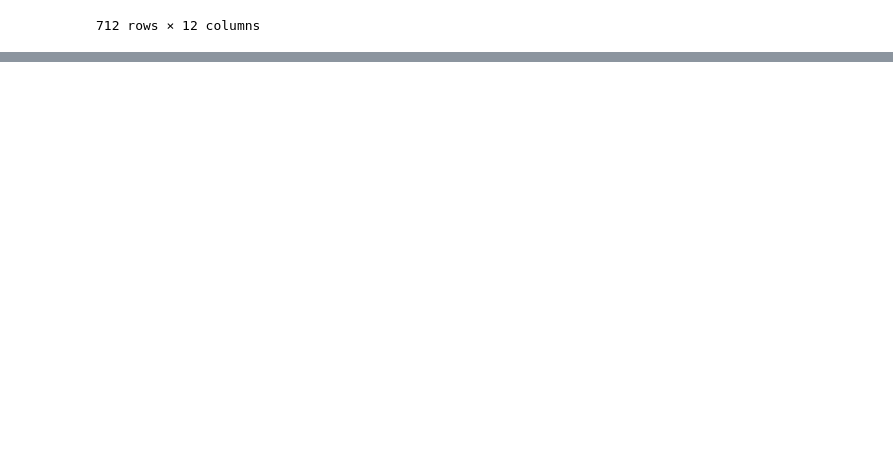
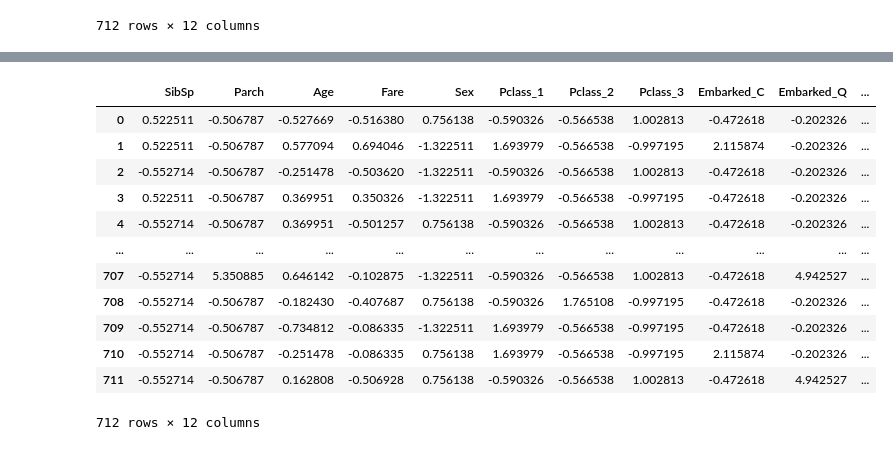
Before and after one commit to rawbil/models_V1, a Jupyter notebook: titanic_model/model1.ipynb, the cells around one changed output, grey strips where cells are left out. Saved outputs shown, nothing was run; the diff lists cells and outputs as text; code cells hidden in the pictures; blank space fills up the shorter version.

```diff
--- a/titanic_model/model1.ipynb
+++ b/titanic_model/model1.ipynb
@@ -147,0 +197,20 @@ df
+# %%
+from sklearn.preprocessing import StandardScaler
+df_copy = df.copy()
+scaler = StandardScaler()
+df = pd.DataFrame(scaler.fit_transform(df_copy), columns=updated_cols)
+df
+# %% [output]
+|  | SibSp | Parch | Age | Fare | Sex | Pclass_1 | Pclass_2 | Pclass_3 | Embarked_C | Embarked_Q | ... |
+| 0 | 0.522511 | -0.506787 | -0.527669 | -0.516380 | 0.756138 | -0.590326 | -0.566538 | 1.002813 | -0.472618 | -0.202326 | ... |
+| 1 | 0.522511 | -0.506787 | 0.577094 | 0.694046 | -1.322511 | 1.693979 | -0.566538 | -0.997195 | 2.115874 | -0.202326 | ... |
+| 2 | -0.552714 | -0.506787 | -0.251478 | -0.503620 | -1.322511 | -0.590326 | -0.566538 | 1.002813 | -0.472618 | -0.202326 | ... |
+| 3 | 0.522511 | -0.506787 | 0.369951 | 0.350326 | -1.322511 | 1.693979 | -0.566538 | -0.997195 | -0.472618 | -0.202326 | ... |
+| 4 | -0.552714 | -0.506787 | 0.369951 | -0.501257 | 0.756138 | -0.590326 | -0.566538 | 1.002813 | -0.472618 | -0.202326 | ... |
+| ... | ... | ... | ... | ... | ... | ... | ... | ... | ... | ... | ... |
+| 707 | -0.552714 | 5.350885 | 0.646142 | -0.102875 | -1.322511 | -0.590326 | -0.566538 | 1.002813 | -0.472618 | 4.942527 | ... |
+| 708 | -0.552714 | -0.506787 | -0.182430 | -0.407687 | 0.756138 | -0.590326 | 1.765108 | -0.997195 | -0.472618 | -0.202326 | ... |
+| 709 | -0.552714 | -0.506787 | -0.734812 | -0.086335 | -1.322511 | 1.693979 | -0.566538 | -0.997195 | -0.472618 | -0.202326 | ... |
+| 710 | -0.552714 | -0.506787 | -0.251478 | -0.086335 | 0.756138 | 1.693979 | -0.566538 | -0.997195 | 2.115874 | -0.202326 | ... |
+| 711 | -0.552714 | -0.506787 | 0.162808 | -0.506928 | 0.756138 | -0.590326 | -0.566538 | 1.002813 | -0.472618 | 4.942527 | ... |
+712 rows × 12 columns
```
Also changed, not shown: parts of 5 cells of this notebook, 1 other file.
